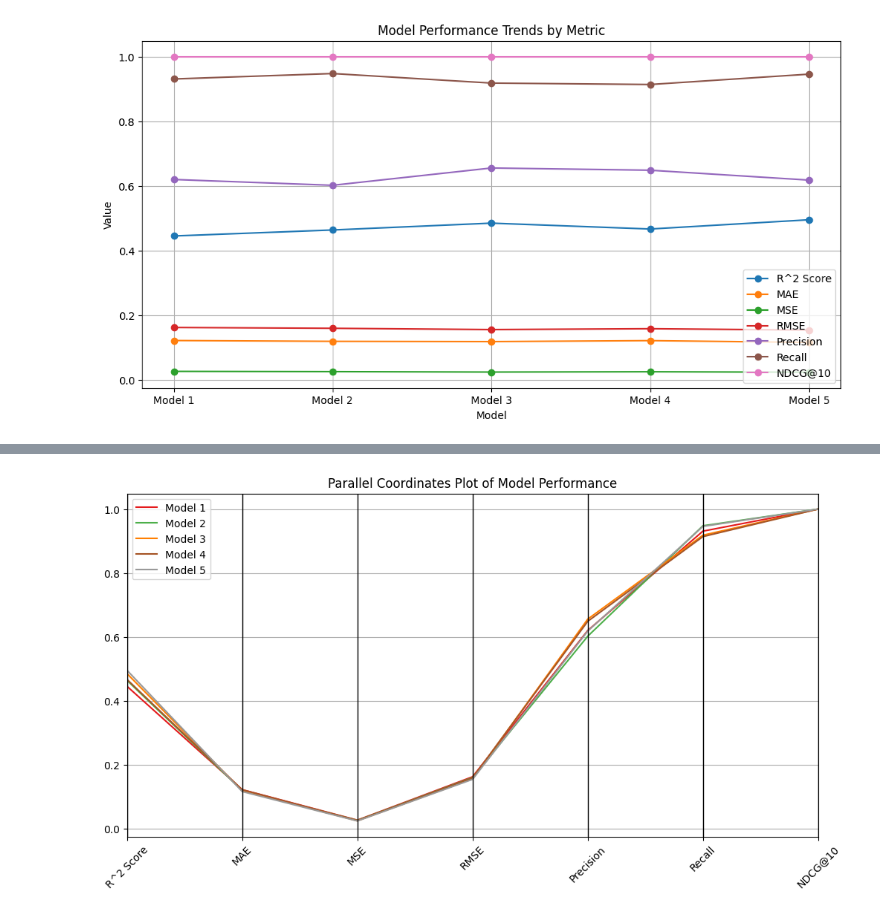
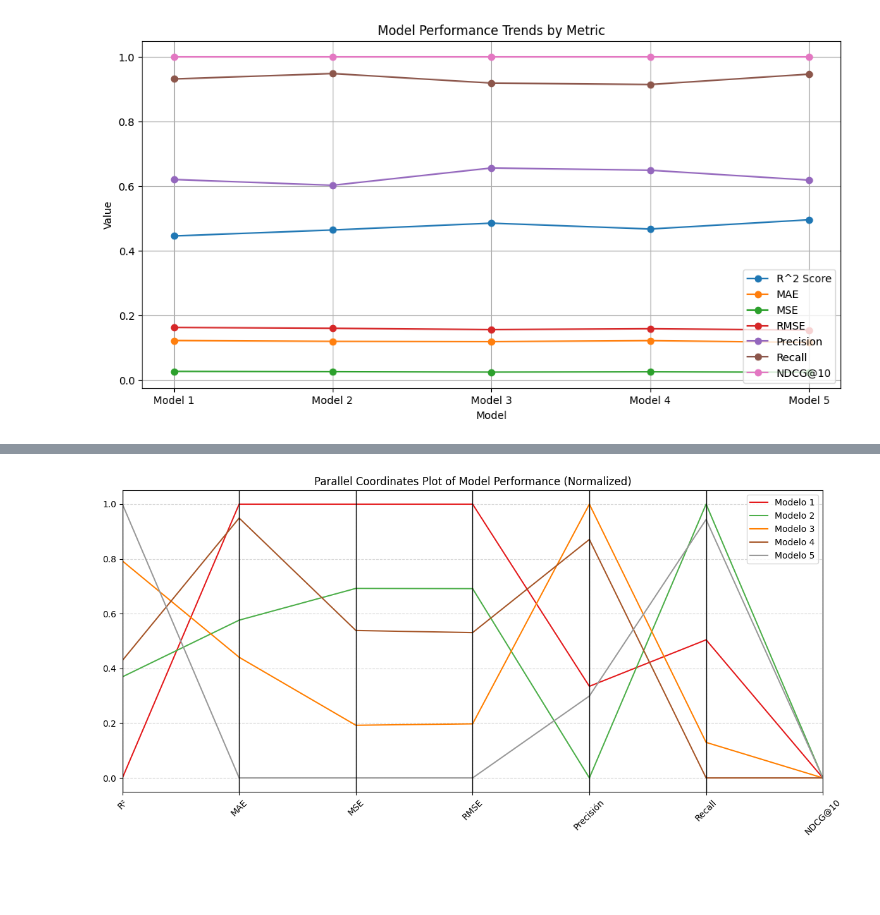
Before and after one commit to javiers2004/Movie-Recommendation-System, a Jupyter notebook: plotStatistics.ipynb, the cells around one changed output, grey strips where cells are left out. Cells and saved outputs as stored; diff of their text form; code cells hidden in the pictures; blank space fills up the shorter version.

```diff
--- a/plotStatistics.ipynb
+++ b/plotStatistics.ipynb
@@ -94,13 +98,37 @@ plt.show()
-# %%
-from pandas.plotting import parallel_coordinates
-
-df_plot = df.reset_index().rename(columns={'index': 'Model'})
-
-plt.figure(figsize=(12, 6))
-parallel_coordinates(df_plot, class_column='Model', colormap=plt.get_cmap("Set1"))
-plt.xticks(rotation=45)
-plt.title("Parallel Coordinates Plot of Model Performance")
-plt.legend(loc="best")
-plt.show()
-# %% [output]
-[figure, removed]
+# %%
+import pandas as pd
+import matplotlib.pyplot as plt
+from pandas.plotting import parallel_coordinates
+from sklearn.preprocessing import MinMaxScaler
+
+# Datos originales
+data = {
+    'Model': ['Modelo 1', 'Modelo 2', 'Modelo 3', 'Modelo 4', 'Modelo 5'],
+    'R²':        [0.4452, 0.4637, 0.4849, 0.4667, 0.4953],
+    'MAE':       [0.1217, 0.1192, 0.1184, 0.1214, 0.1158],
+    'MSE':       [0.0263, 0.0255, 0.0242, 0.0251, 0.0237],
+    'RMSE':      [0.1621, 0.1596, 0.1556, 0.1583, 0.1540],
+    'Precisión': [0.6199, 0.6020, 0.6555, 0.6486, 0.6180],
+    'Recall':    [0.9309, 0.9477, 0.9182, 0.9138, 0.9458],
+    'NDCG@10':   [1.0000, 1.0000, 1.0000, 1.0000, 1.0000]
+}
+
+df_plot = pd.DataFrame(data)
+
+# Normalizar las métricas para resaltarlas en el gráfico
+scaler = MinMaxScaler()
+metric_columns = df_plot.columns[1:]
+df_plot_scaled = df_plot.copy()
+df_plot_scaled[metric_columns] = scaler.fit_transform(df_plot[metric_columns])
+
+# Plot paralelo con datos normalizados
+plt.figure(figsize=(12, 6))
+parallel_coordinates(df_plot_scaled, class_column='Model', colormap=plt.get_cmap("Set1"))
+plt.xticks(rotation=45)
+plt.title("Parallel Coordinates Plot of Model Performance (Normalized)")
+plt.legend(loc="best")
+plt.grid(True, linestyle="--", alpha=0.5)
+plt.tight_layout()
+plt.show()
+# %% [output]
+[figure, added]
```
Also changed, not shown: parts of 6 cells of this notebook, 1 other file.
